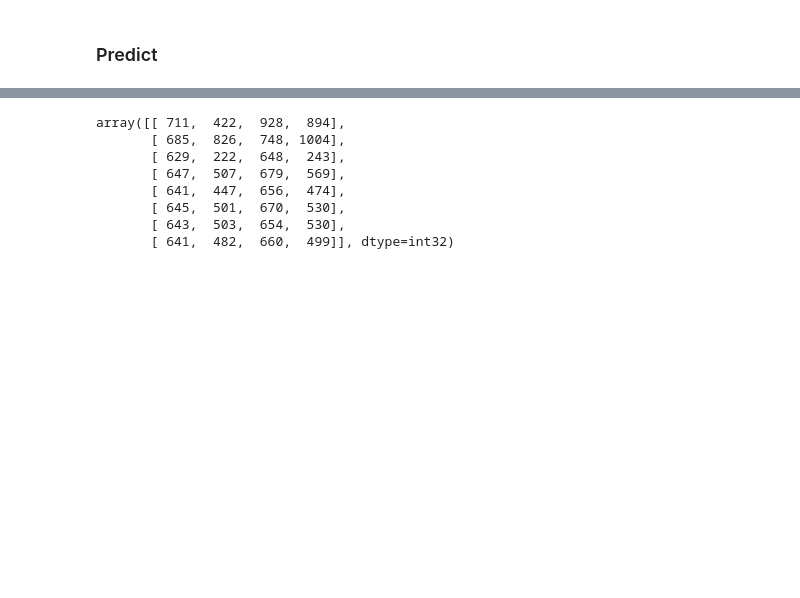
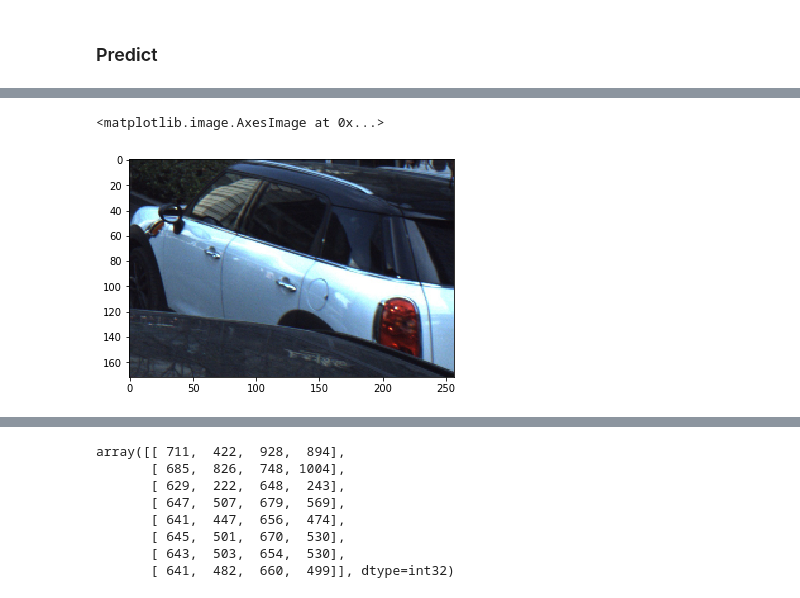
Before and after one commit to moisesvw/segmentation, a Jupyter notebook: modeling/model experiment.ipynb, the cells around one changed output, grey strips where cells are left out. Drawn from its saved outputs; the diff is of its cells as text; code cells hidden in the pictures; blank space fills up the shorter version.

```diff
--- a/modeling/model experiment.ipynb
+++ b/modeling/model experiment.ipynb
@@ -270,0 +302,5 @@ anchors                  shape: (1, 261888, 4)        min:   -0.35390  max:    1
+# %%
+plt.imshow(original_image[711:883,763:1020, :])
+# %% [output]
+<matplotlib.image.AxesImage at 0x...>
+[figure, added]
```
Also changed, not shown: parts of 24 cells of this notebook.
